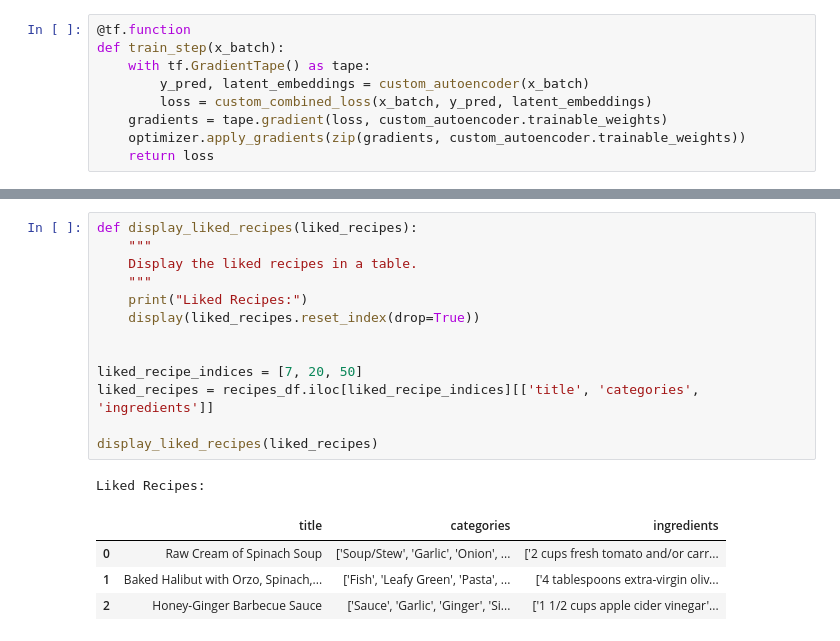
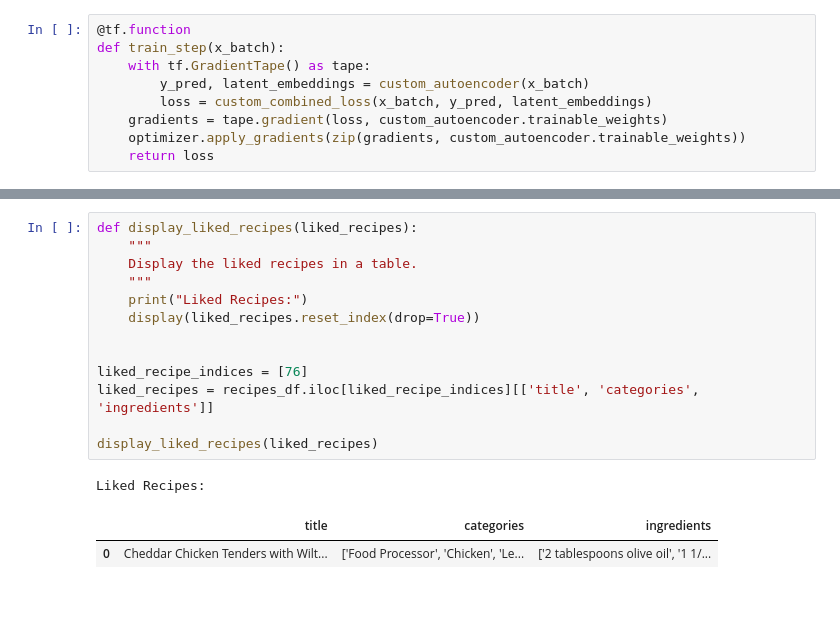
Before and after one commit to adaalif/Bangkit-Capstone-Project, a Jupyter notebook: Dataset/model_training.ipynb, the cells around one changed output, grey strips where cells are left out. Saved outputs shown, nothing was run; the diff lists cells and outputs as text; blank space fills up the shorter version.

```diff
--- a/Dataset/model_training.ipynb
+++ b/Dataset/model_training.ipynb
@@ -177,19 +173,17 @@ plt.show()
 # %%
 def display_liked_recipes(liked_recipes):
     """
     Display the liked recipes in a table.
     """
     print("Liked Recipes:")
     display(liked_recipes.reset_index(drop=True))
 
 
-liked_recipe_indices = [7, 20, 50]
+liked_recipe_indices = [76]
 liked_recipes = recipes_df.iloc[liked_recipe_indices][['title', 'categories', 'ingredients']]
 
 display_liked_recipes(liked_recipes)
 # %% [output]
 Liked Recipes:
 |  | title | categories | ingredients |
-| 0 | Raw Cream of Spinach Soup | ['Soup/Stew', 'Garlic', 'Onion', ... | ['2 cups fresh tomato and/or carr... |
-| 1 | Baked Halibut with Orzo, Spinach,... | ['Fish', 'Leafy Green', 'Pasta', ... | ['4 tablespoons extra-virgin oliv... |
-| 2 | Honey-Ginger Barbecue Sauce | ['Sauce', 'Garlic', 'Ginger', 'Si... | ['1 1/2 cups apple cider vinegar'... |
+| 0 | Cheddar Chicken Tenders with Wilt... | ['Food Processor', 'Chicken', 'Le... | ['2 tablespoons olive oil', '1 1/... |
```
Also changed, not shown: parts of 10 cells of this notebook.
